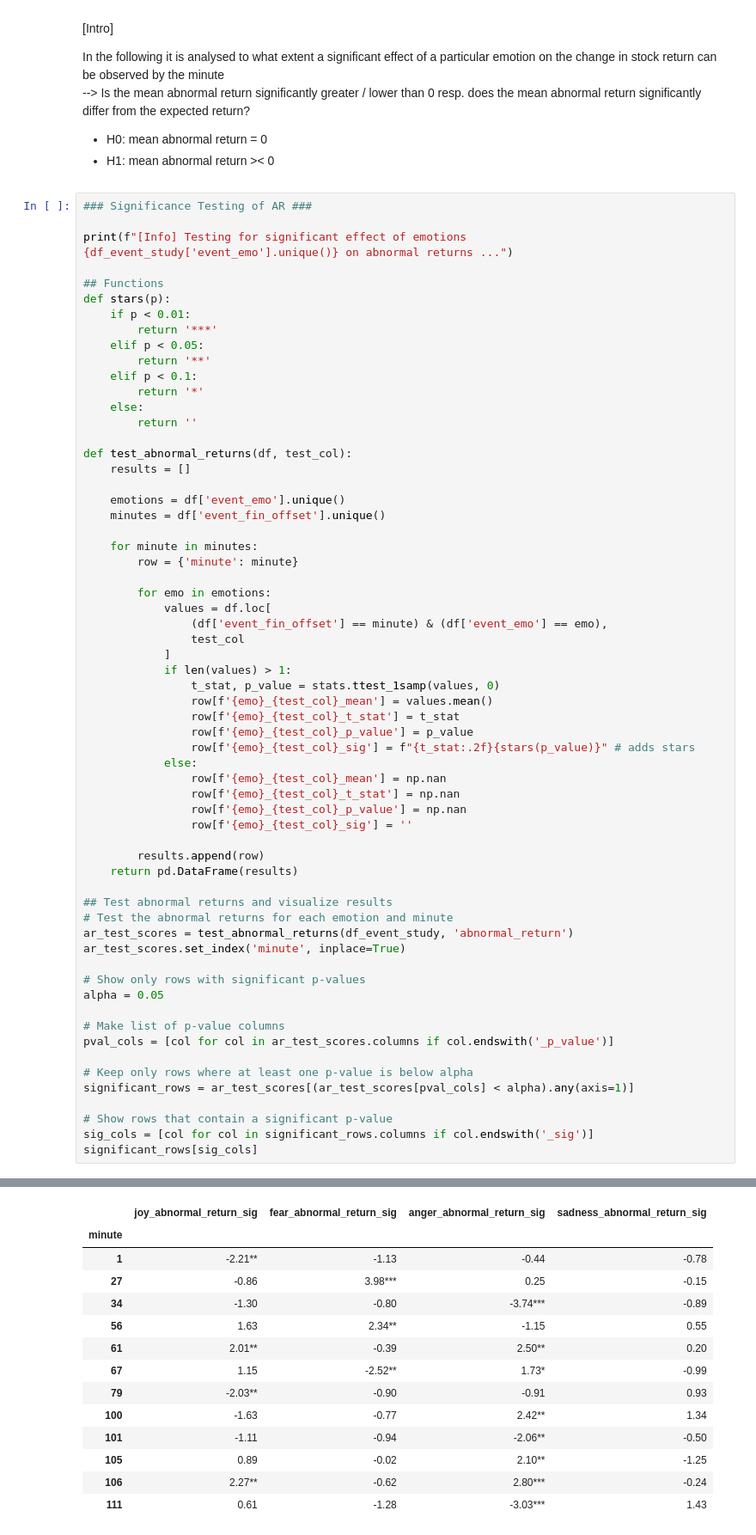
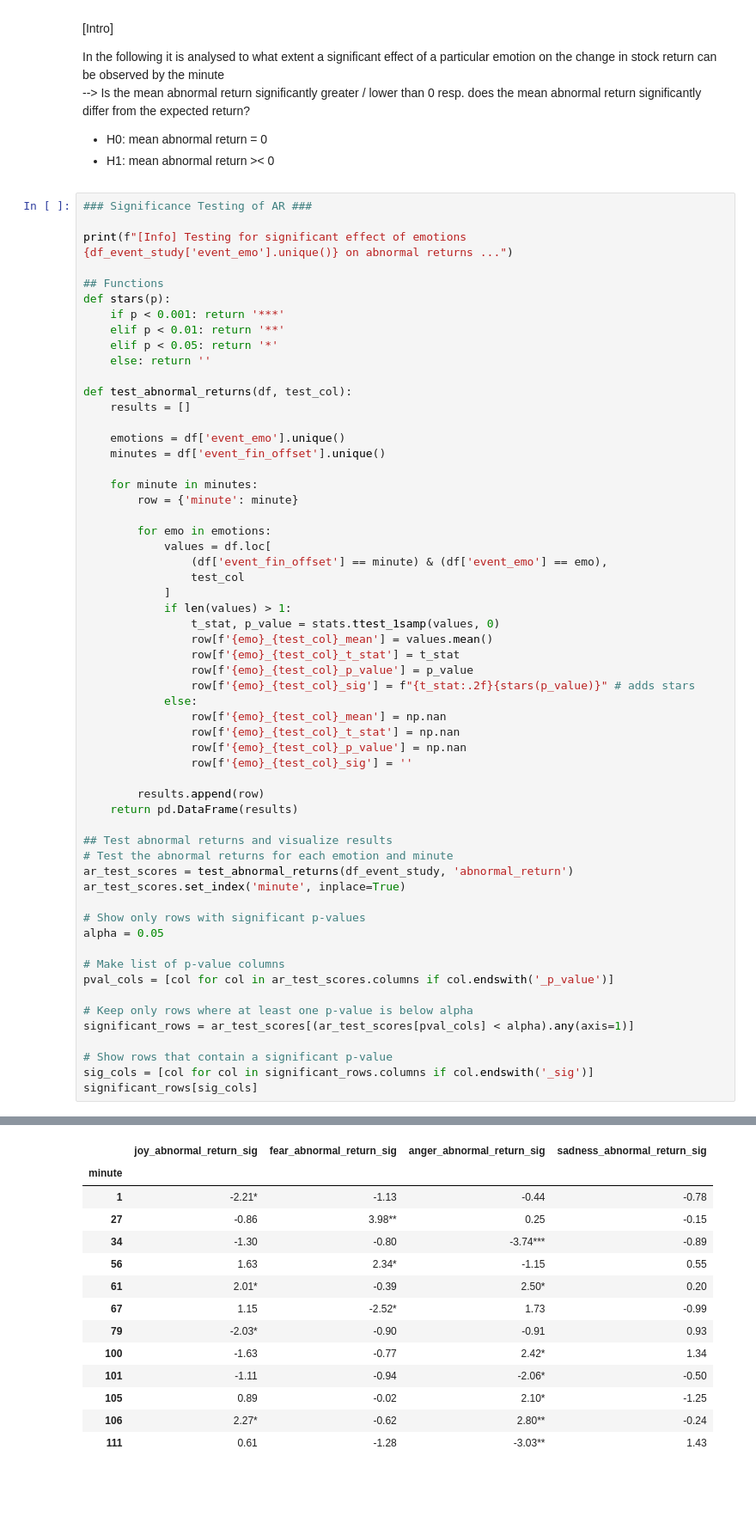
Before and after one commit to AK960/COIN_Repo, a Jupyter notebook: scripts/twitter_emotion_analysis.ipynb, the cells around one changed output, grey strips where cells are left out. Shown at 86% size. Drawn from its saved outputs; the diff is of its cells as text; blank space fills up the shorter version.

```diff
--- a/scripts/twitter_emotion_analysis.ipynb
+++ b/scripts/twitter_emotion_analysis.ipynb
@@ -865,14 +867,10 @@ print(f"[Info] Testing for significant effect of emotions {df_event_study['event
 
 ## Functions
 def stars(p):
-    if p < 0.01:
-        return '***'
-    elif p < 0.05:
-        return '**'
-    elif p < 0.1:
-        return '*'
-    else:
-        return ''
+    if p < 0.001: return '***'
+    elif p < 0.01: return '**'
+    elif p < 0.05: return '*'
+    else: return ''
 
 def test_abnormal_returns(df, test_col):
     results = []
@@ -897,45 +895,45 @@ def test_abnormal_returns(df, test_col):
             else:
                 row[f'{emo}_{test_col}_mean'] = np.nan
                 row[f'{emo}_{test_col}_t_stat'] = np.nan
                 row[f'{emo}_{test_col}_p_value'] = np.nan
                 row[f'{emo}_{test_col}_sig'] = ''
 
         results.append(row)
     return pd.DataFrame(results)
 
 ## Test abnormal returns and visualize results
 # Test the abnormal returns for each emotion and minute
 ar_test_scores = test_abnormal_returns(df_event_study, 'abnormal_return')
 ar_test_scores.set_index('minute', inplace=True)
 
 # Show only rows with significant p-values
 alpha = 0.05
 
 # Make list of p-value columns
 pval_cols = [col for col in ar_test_scores.columns if col.endswith('_p_value')]
 
 # Keep only rows where at least one p-value is below alpha
 significant_rows = ar_test_scores[(ar_test_scores[pval_cols] < alpha).any(axis=1)]
 
 # Show rows that contain a significant p-value
 sig_cols = [col for col in significant_rows.columns if col.endswith('_sig')]
 significant_rows[sig_cols]
 # %% [output]
 [Info] Testing for significant effect of emotions ['joy' 'fear' 'anger' 'sadness'] on abnormal returns ...
 |  | joy_abnormal_return_sig | fear_abnormal_return_sig | anger_abnormal_return_sig | sadness_abnormal_return_sig |
 | minute |  |  |  |  |
-| 1 | -2.21** | -1.13 | -0.44 | -0.78 |
-| 27 | -0.86 | 3.98*** | 0.25 | -0.15 |
+| 1 | -2.21* | -1.13 | -0.44 | -0.78 |
+| 27 | -0.86 | 3.98** | 0.25 | -0.15 |
 | 34 | -1.30 | -0.80 | -3.74*** | -0.89 |
-| 56 | 1.63 | 2.34** | -1.15 | 0.55 |
-| 61 | 2.01** | -0.39 | 2.50** | 0.20 |
-| 67 | 1.15 | -2.52** | 1.73* | -0.99 |
-| 79 | -2.03** | -0.90 | -0.91 | 0.93 |
-| 100 | -1.63 | -0.77 | 2.42** | 1.34 |
-| 101 | -1.11 | -0.94 | -2.06** | -0.50 |
-| 105 | 0.89 | -0.02 | 2.10** | -1.25 |
-| 106 | 2.27** | -0.62 | 2.80*** | -0.24 |
-| 111 | 0.61 | -1.28 | -3.03*** | 1.43 |
+| 56 | 1.63 | 2.34* | -1.15 | 0.55 |
+| 61 | 2.01* | -0.39 | 2.50* | 0.20 |
+| 67 | 1.15 | -2.52* | 1.73 | -0.99 |
+| 79 | -2.03* | -0.90 | -0.91 | 0.93 |
+| 100 | -1.63 | -0.77 | 2.42* | 1.34 |
+| 101 | -1.11 | -0.94 | -2.06* | -0.50 |
+| 105 | 0.89 | -0.02 | 2.10* | -1.25 |
+| 106 | 2.27* | -0.62 | 2.80** | -0.24 |
+| 111 | 0.61 | -1.28 | -3.03** | 1.43 |
 # %%
 ### Plot Heatmap of t-Statistics for Abnormal Returns ###
 
```
Also changed, not shown: parts of 2 cells of this notebook, 3 other files.
